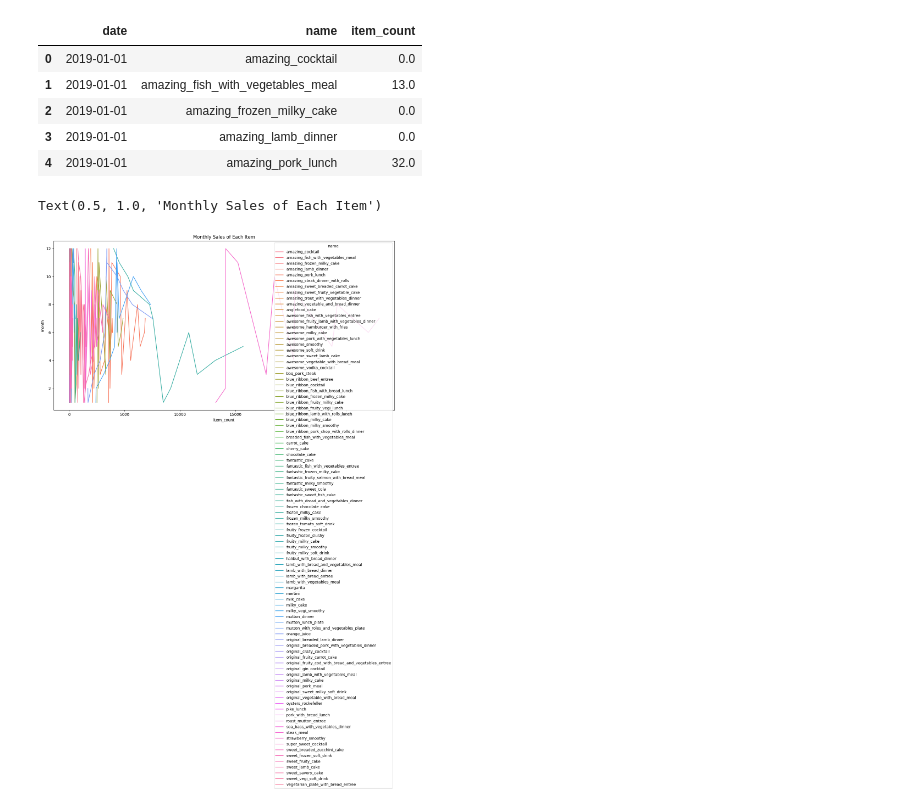
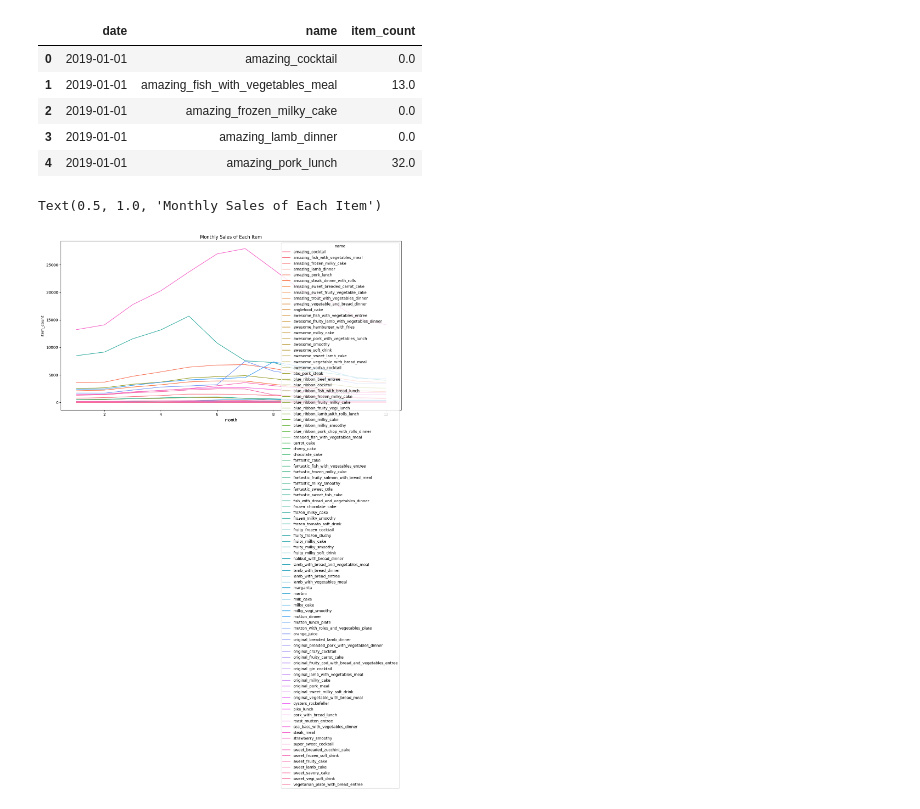
Before and after one commit to tikadatta2005/Demand-Forecasting-ML, a Jupyter notebook: model_training/visualization.ipynb, the cells around one changed output. Drawn from its saved outputs; the diff is of its cells as text; code cells hidden in the pictures.

```diff
--- a/model_training/visualization.ipynb
+++ b/model_training/visualization.ipynb
@@ -28,10 +28,10 @@ daily_sales.head()
 | 4 | 2019-01-01 | amazing_pork_lunch | 32.0 |
 # %%
 plt.figure(figsize=(16,8))
-sns.lineplot(data=monthly_sales, x="item_count", y="month", hue="name")
+sns.lineplot(data=monthly_sales, y="item_count", x="month", hue="name")
 plt.title("Monthly Sales of Each Item")
 # %% [output]
 Text(0.5, 1.0, 'Monthly Sales of Each Item')
-[figure, old version]
+[figure, new version]
 # %%
 plt.figure(figsize=(16,8))
```
Also changed, not shown: parts of 1 cell of this notebook.
